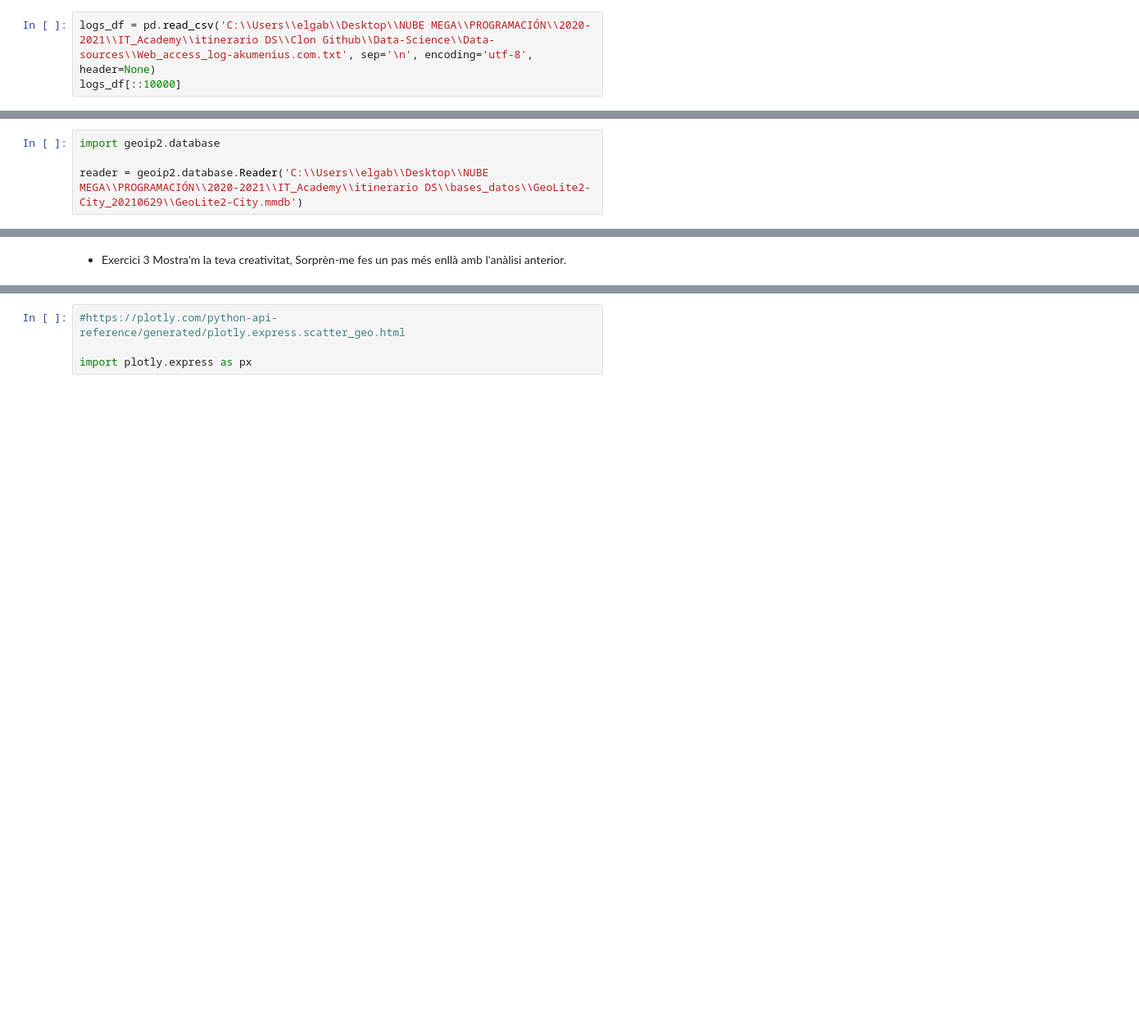
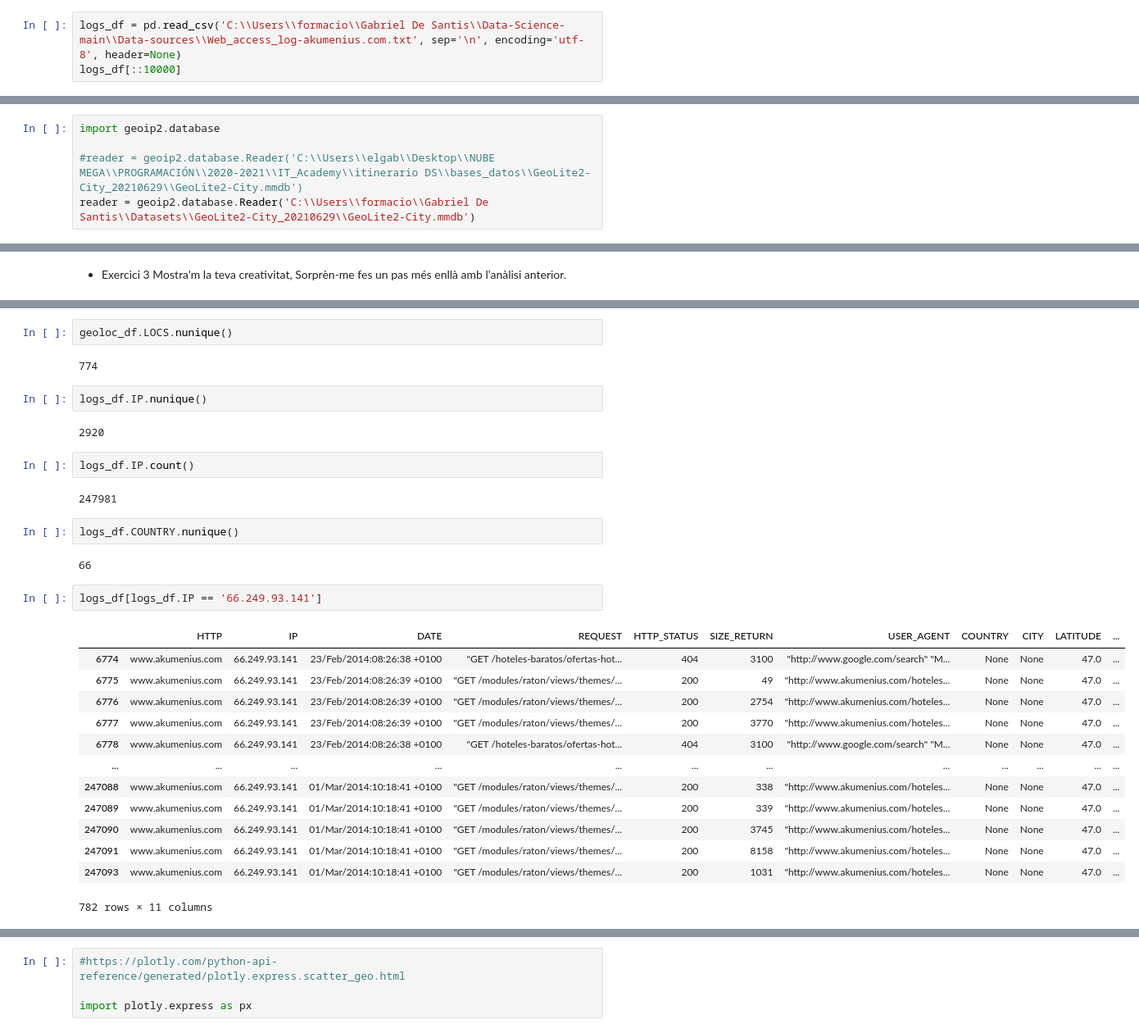
Before and after one commit to dadavalangege/IP_Geolocalization, a Jupyter notebook: S05_T01.ipynb, the cells around one changed output, grey strips where cells are left out. Shown at 82% size. Cells and saved outputs as stored; diff of their text form; blank space fills up the shorter version.

```diff
--- a/S05_T01.ipynb
+++ b/S05_T01.ipynb
@@ -10,7 +10,7 @@ import re
 import matplotlib as plt
 import seaborn as sns
 # %%
-logs_df = pd.read_csv('C:\\Users\\elgab\\Desktop\\NUBE MEGA\\PROGRAMACIÓN\\2020-2021\\IT_Academy\\itinerario DS\\Clon Github\\Data-Science\\Data-sources\\Web_access_log-akumenius.com.txt', sep='\n', encoding='utf-8', header=None)
+logs_df = pd.read_csv('C:\\Users\\formacio\\Gabriel De Santis\\Data-Science-main\\Data-sources\\Web_access_log-akumenius.com.txt', sep='\n', encoding='utf-8', header=None)
 logs_df[::10000]
 # %% [output]
 |  | 0 |
@@ -333,7 +333,8 @@ Per geolocalitzar les IPs hem fet servir geoIp2 y una base de dades gratuita ext
 # %%
 import geoip2.database
 
-reader = geoip2.database.Reader('C:\\Users\\elgab\\Desktop\\NUBE MEGA\\PROGRAMACIÓN\\2020-2021\\IT_Academy\\itinerario DS\\bases_datos\\GeoLite2-City_20210629\\GeoLite2-City.mmdb')
+#reader = geoip2.database.Reader('C:\\Users\\elgab\\Desktop\\NUBE MEGA\\PROGRAMACIÓN\\2020-2021\\IT_Academy\\itinerario DS\\bases_datos\\GeoLite2-City_20210629\\GeoLite2-City.mmdb')
+reader = geoip2.database.Reader('C:\\Users\\formacio\\Gabriel De Santis\\Datasets\\GeoLite2-City_20210629\\GeoLite2-City.mmdb')
 # %% [markdown]
 - VER SI ASIGNAMOS NONE O NULL O QUÉ
 # %%
@@ -523,0 +597,32 @@ Mostra'm la teva creativitat, Sorprèn-me fes un pas més enllà amb l'anàlisi
+# %%
+geoloc_df.LOCS.nunique()
+# %% [output]
+774
+# %%
+logs_df.IP.nunique()
+# %% [output]
+2920
+# %%
+logs_df.IP.count()
+# %% [output]
+247981
+# %%
+logs_df.COUNTRY.nunique()
+# %% [output]
+66
+# %%
+logs_df[logs_df.IP == '66.249.93.141']
+# %% [output]
+|  | HTTP | IP | DATE | REQUEST | HTTP_STATUS | SIZE_RETURN | USER_AGENT | COUNTRY | CITY | LATITUDE | ... |
+| 6774 | www.akumenius.com | 66.249.93.141 | 23/Feb/2014:08:26:38 +0100 | "GET /hoteles-baratos/ofertas-hot... | 404 | 3100 | "http://www.google.com/search" "M... | None | None | 47.0 | ... |
+| 6775 | www.akumenius.com | 66.249.93.141 | 23/Feb/2014:08:26:39 +0100 | "GET /modules/raton/views/themes/... | 200 | 49 | "http://www.akumenius.com/hoteles... | None | None | 47.0 | ... |
+| 6776 | www.akumenius.com | 66.249.93.141 | 23/Feb/2014:08:26:39 +0100 | "GET /modules/raton/views/themes/... | 200 | 2754 | "http://www.akumenius.com/hoteles... | None | None | 47.0 | ... |
+| 6777 | www.akumenius.com | 66.249.93.141 | 23/Feb/2014:08:26:39 +0100 | "GET /modules/raton/views/themes/... | 200 | 3770 | "http://www.akumenius.com/hoteles... | None | None | 47.0 | ... |
+| 6778 | www.akumenius.com | 66.249.93.141 | 23/Feb/2014:08:26:38 +0100 | "GET /hoteles-baratos/ofertas-hot... | 404 | 3100 | "http://www.google.com/search" "M... | None | None | 47.0 | ... |
+| ... | ... | ... | ... | ... | ... | ... | ... | ... | ... | ... | ... |
+| 247088 | www.akumenius.com | 66.249.93.141 | 01/Mar/2014:10:18:41 +0100 | "GET /modules/raton/views/themes/... | 200 | 338 | "http://www.akumenius.com/hoteles... | None | None | 47.0 | ... |
+| 247089 | www.akumenius.com | 66.249.93.141 | 01/Mar/2014:10:18:41 +0100 | "GET /modules/raton/views/themes/... | 200 | 339 | "http://www.akumenius.com/hoteles... | None | None | 47.0 | ... |
+| 247090 | www.akumenius.com | 66.249.93.141 | 01/Mar/2014:10:18:41 +0100 | "GET /modules/raton/views/themes/... | 200 | 3745 | "http://www.akumenius.com/hoteles... | None | None | 47.0 | ... |
+| 247091 | www.akumenius.com | 66.249.93.141 | 01/Mar/2014:10:18:41 +0100 | "GET /modules/raton/views/themes/... | 200 | 8158 | "http://www.akumenius.com/hoteles... | None | None | 47.0 | ... |
+| 247093 | www.akumenius.com | 66.249.93.141 | 01/Mar/2014:10:18:41 +0100 | "GET /modules/raton/views/themes/... | 200 | 1031 | "http://www.akumenius.com/hoteles... | None | None | 47.0 | ... |
+782 rows × 11 columns
```
Also changed, not shown: parts of 22 cells of this notebook.
